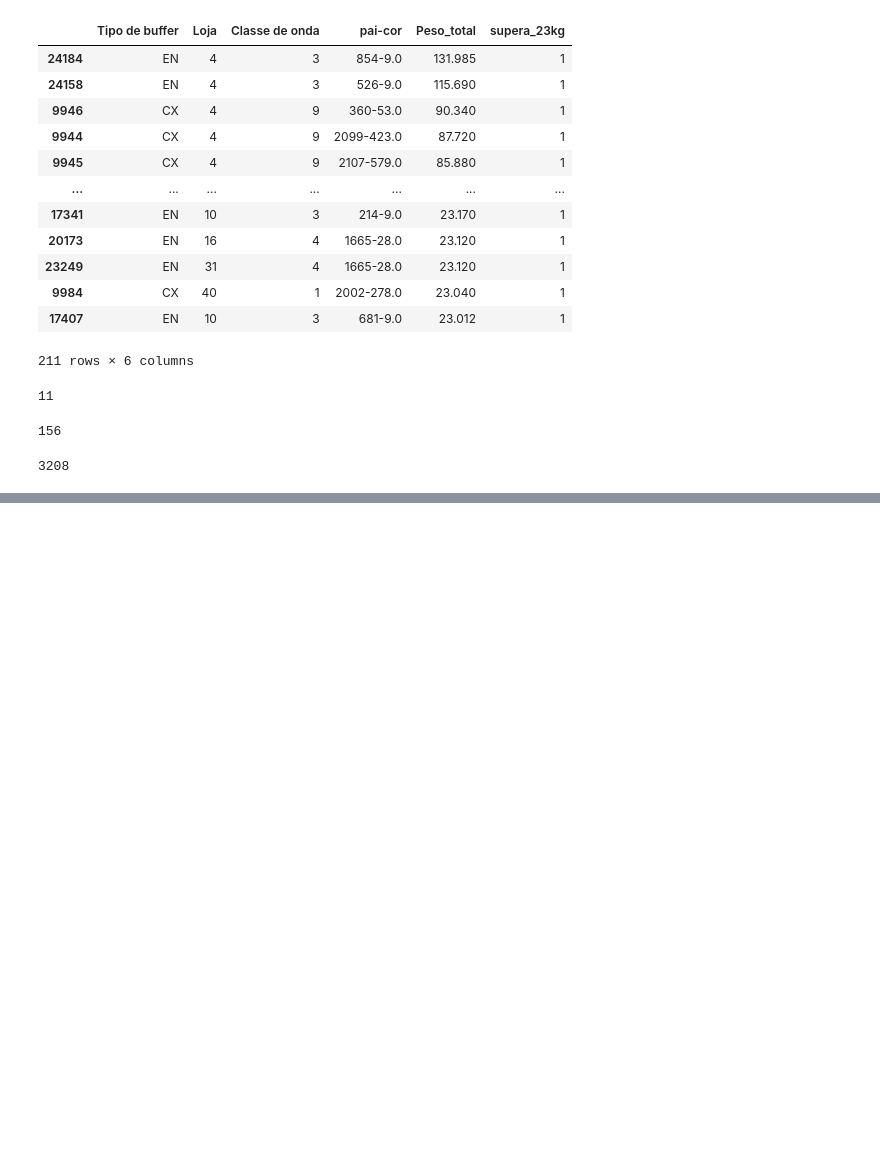
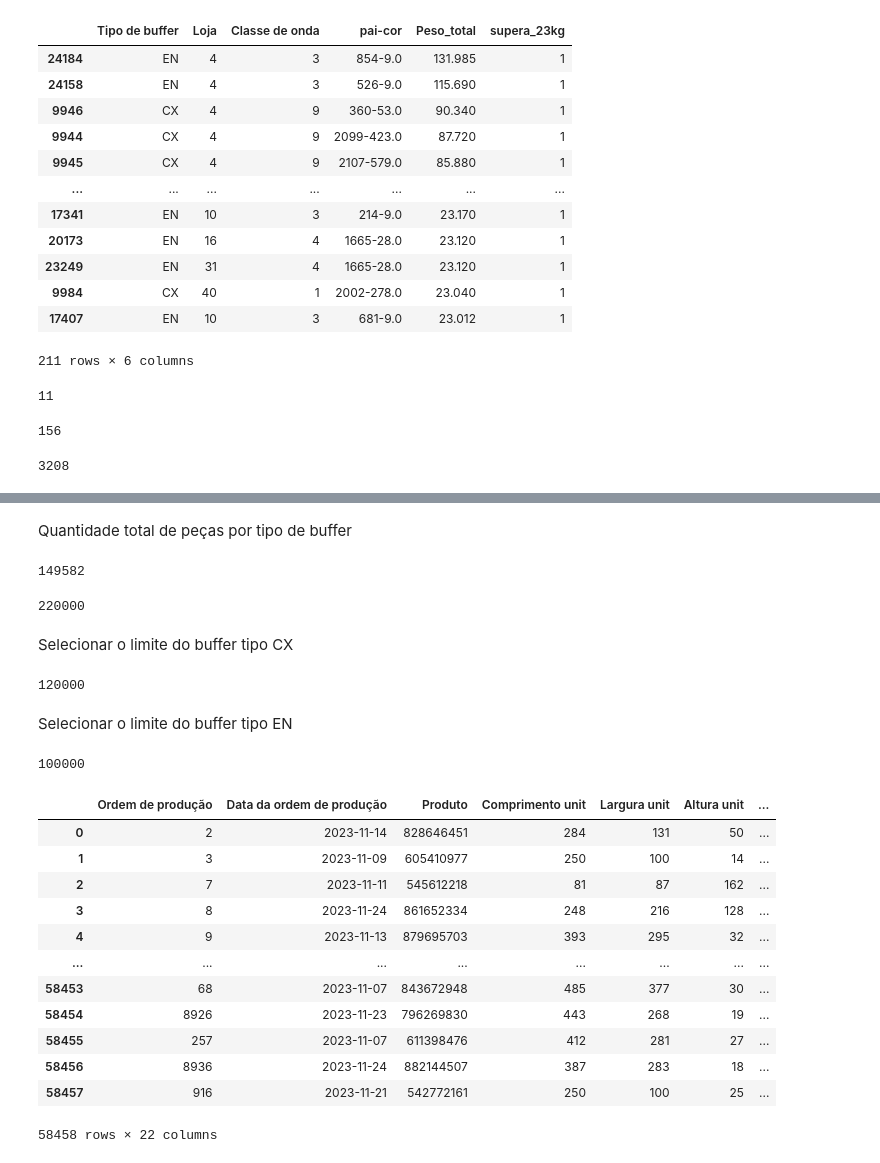
Before and after one commit to CandaPin/Resolucao_Problemas, a Jupyter notebook: 02-Notebook/01-cqavp-EDA.ipynb, the cells around one changed output, grey strips where cells are left out. Saved outputs shown, nothing was run; the diff lists cells and outputs as text; code cells hidden in the pictures; blank space fills up the shorter version.

Commit message:
# atualização para pré-processamento da base considerando limite diário de produção por buffer

```diff
--- a/02-Notebook/01-cqavp-EDA.ipynb
+++ b/02-Notebook/01-cqavp-EDA.ipynb
@@ -504,0 +533,73 @@ df_agrupado_pai_cor_loja['pai-cor'].nunique()
+# %% [markdown]
+Quantidade total de peças por tipo de buffer
+# %%
+df_completo_FIFO.loc[df_completo_FIFO['Tipo de buffer'] == 'EN', 'Peças'].sum()
+# %% [output]
+149582
+# %%
+df_completo_FIFO.loc[df_completo_FIFO['Tipo de buffer'] == 'CX', 'Peças'].sum()
+# %% [output]
+220000
+# %% [markdown]
+Selecionar o limite do buffer tipo CX
+# %%
+soma = 0
+indices = []
+tipo_buffer = 'CX'
+max = 120000
+
+for index, value in df_prod_completo[df_prod_completo['Tipo de buffer'] == tipo_buffer]['Peças'].items():
+    soma += value
+    if soma == max:
+        indices.append(index)
+        break
+    elif soma > max:
+        soma -= value
+        break
+    else:
+        indices.append(index)
+
+df_limite_buffer_CX = df_prod_completo.loc[indices]
+df_limite_buffer_CX['Peças'].sum()
+# %% [output]
+120000
+# %% [markdown]
+Selecionar o limite do buffer tipo EN
+# %%
+soma = 0
+indices = []
+tipo_buffer = 'EN'
+max = 100000
+
+for index, value in df_prod_completo[df_prod_completo['Tipo de buffer'] == tipo_buffer]['Peças'].items():
+    soma += value
+    if soma == max:
+        indices.append(index)
+        break
+    elif soma > max:
+        soma -= value
+        break
+    else:
+        indices.append(index)
+
+df_limite_buffer_EN = df_prod_completo.loc[indices]
+df_limite_buffer_EN['Peças'].sum()
+# %% [output]
+100000
+# %%
+df_limite_buffer = pd.concat([df_limite_buffer_CX, df_limite_buffer_EN], ignore_index=True)
+df_limite_buffer
+# %% [output]
+|  | Ordem de produção | Data da ordem de produção | Produto | Comprimento unit | Largura unit | Altura unit | ... |
+| 0 | 2 | 2023-11-14 | 828646451 | 284 | 131 | 50 | ... |
+| 1 | 3 | 2023-11-09 | 605410977 | 250 | 100 | 14 | ... |
+| 2 | 7 | 2023-11-11 | 545612218 | 81 | 87 | 162 | ... |
+| 3 | 8 | 2023-11-24 | 861652334 | 248 | 216 | 128 | ... |
+| 4 | 9 | 2023-11-13 | 879695703 | 393 | 295 | 32 | ... |
+| ... | ... | ... | ... | ... | ... | ... | ... |
+| 58453 | 68 | 2023-11-07 | 843672948 | 485 | 377 | 30 | ... |
+| 58454 | 8926 | 2023-11-23 | 796269830 | 443 | 268 | 19 | ... |
+| 58455 | 257 | 2023-11-07 | 611398476 | 412 | 281 | 27 | ... |
+| 58456 | 8936 | 2023-11-24 | 882144507 | 387 | 283 | 18 | ... |
+| 58457 | 916 | 2023-11-21 | 542772161 | 250 | 100 | 25 | ... |
+58458 rows × 22 columns
```
Also changed, not shown: parts of 18 cells of this notebook.
